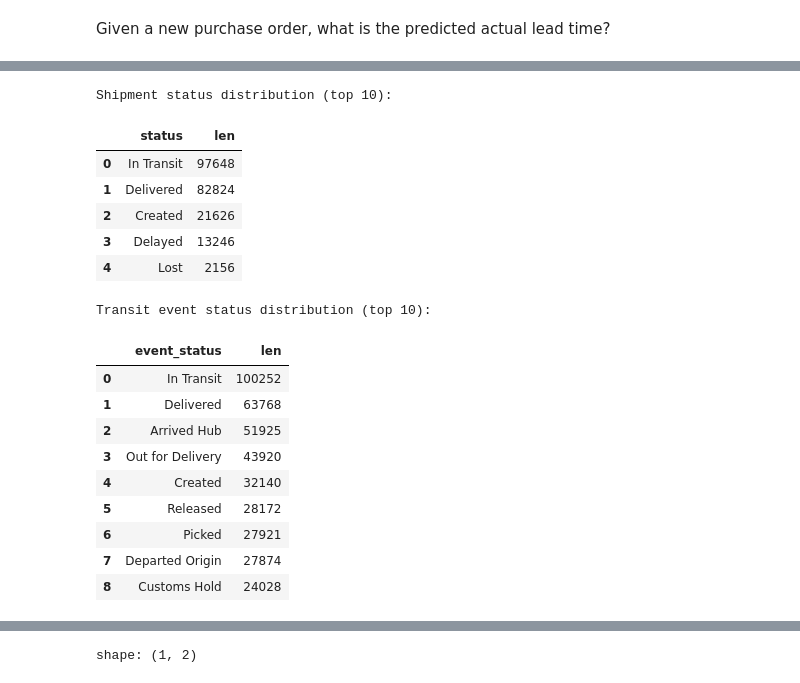
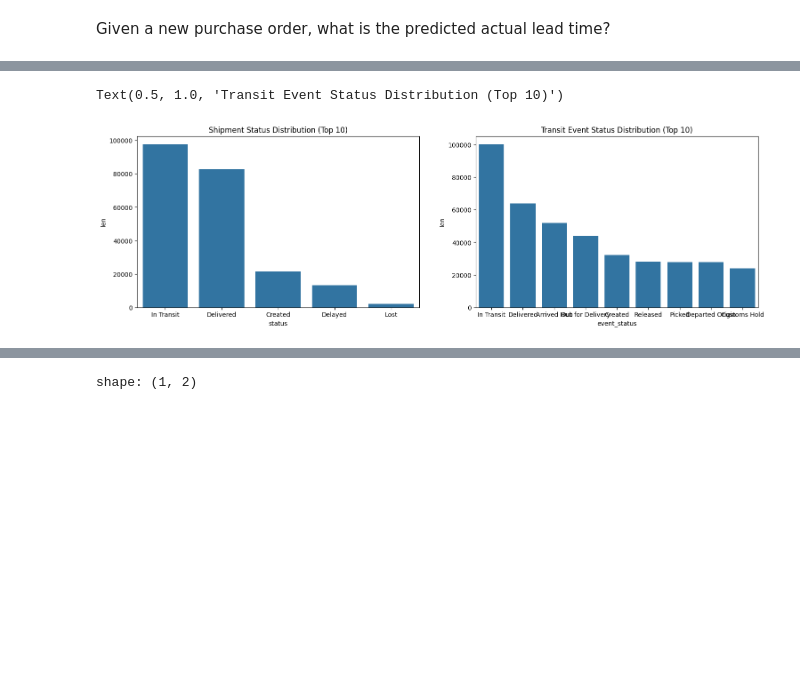
Before and after one commit to miskibin/task, a Jupyter notebook: research/delayed_shippment.ipynb, the cells around one changed output, grey strips where cells are left out. Drawn from its saved outputs; the diff is of its cells as text; code cells hidden in the pictures; blank space fills up the shorter version.

```diff
--- a/research/delayed_shippment.ipynb
+++ b/research/delayed_shippment.ipynb
@@ -60,29 +51,17 @@ TRANSIT_EVENTS columns: ['shipment_id', 'event_ts', 'location_type', 'event_stat
 # %%
 # Basic distributions to understand shipment and event statuses
 status_summary = ship_df.group_by("status").len().sort("len", descending=True)
 event_status_summary = transit_events_df.group_by("event_status").len().sort("len", descending=True)
 
-print("Shipment status distribution (top 10):")
-display(status_summary.head(10).to_pandas())
-print("\nTransit event status distribution (top 10):")
-display(event_status_summary.head(10).to_pandas())
+plt.figure(figsize=(18, 5))
+plt.subplot(1, 2, 1)
+sns.barplot(data=status_summary.head(10).to_pandas(), x="status", y
+="len")
+plt.title("Shipment Status Distribution (Top 10)")
+plt.subplot(1, 2, 2)
+sns.barplot(data=event_status_summary.head(10).to_pandas(), x="event_status", y="len")
+plt.title("Transit Event Status Distribution (Top 10)")
 # %% [output]
-Shipment status distribution (top 10):
+Text(0.5, 1.0, 'Transit Event Status Distribution (Top 10)')
-|  | status | len |
-| 0 | In Transit | 97648 |
-| 1 | Delivered | 82824 |
-| 2 | Created | 21626 |
-| 3 | Delayed | 13246 |
-| 4 | Lost | 2156 |
-Transit event status distribution (top 10):
-|  | event_status | len |
-| 0 | In Transit | 100252 |
-| 1 | Delivered | 63768 |
-| 2 | Arrived Hub | 51925 |
-| 3 | Out for Delivery | 43920 |
-| 4 | Created | 32140 |
-| 5 | Released | 28172 |
-| 6 | Picked | 27921 |
-| 7 | Departed Origin | 27874 |
-| 8 | Customs Hold | 24028 |
+[figure, added]
 # %%
```
Also changed, not shown: parts of 16 cells of this notebook, 5 other files.
